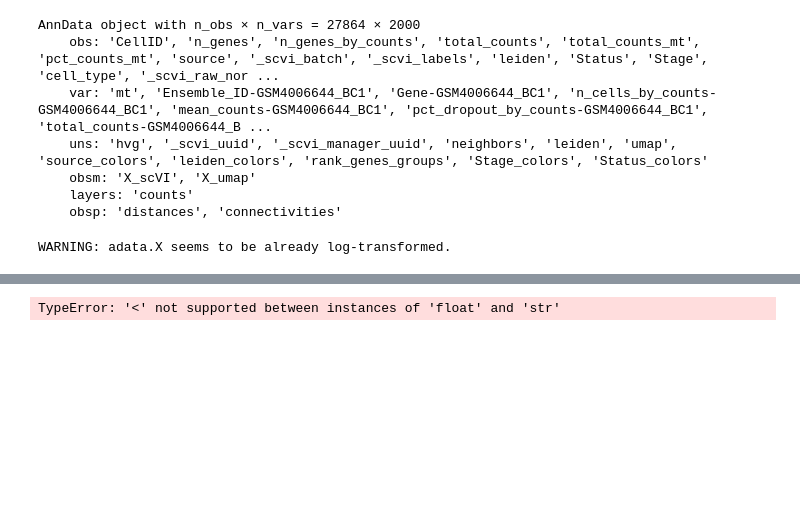
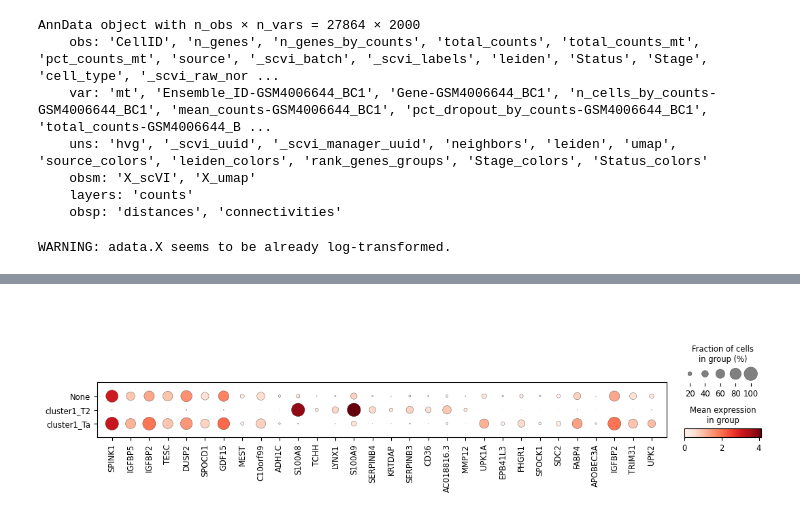
Before and after one commit to jingsday/blca_publication, a Jupyter notebook: blca_publication_Scripts/blca_Scripts_scRNA/blca_scvi_non_immune.ipynb, the cells around one changed output, grey strips where cells are left out. Drawn from its saved outputs; the diff is of its cells as text; code cells hidden in the pictures; blank space fills up the shorter version.

```diff
--- a/blca_publication_Scripts/blca_Scripts_scRNA/blca_scvi_non_immune.ipynb
+++ b/blca_publication_Scripts/blca_Scripts_scRNA/blca_scvi_non_immune.ipynb
@@ -428,6 +455,8 @@ AnnData object with n_obs × n_vars = 27864 × 2000
     obsm: 'X_scVI', 'X_umap'
     layers: 'counts'
     obsp: 'distances', 'connectivities'
+# %%
+adata_log = adata_log[adata_log.obs['cell_type'].notna()].copy()
 # %%
 sc.pp.normalize_total(adata_log)
 sc.pp.log1p(adata_log)
@@ -436,4 +501,4 @@ WARNING: adata.X seems to be already log-transformed.
 # %%
-sc.pl.dotplot(adata_log, marker_genes,groupby='cell_type')
+sc.pl.dotplot(adata_log, marker_genes['Gene'],groupby='cell_type')
 # %% [output]
-TypeError: '<' not supported between instances of 'float' and 'str'
+[figure, added]
```
Also changed, not shown: parts of 11 cells of this notebook, 1 other file.
